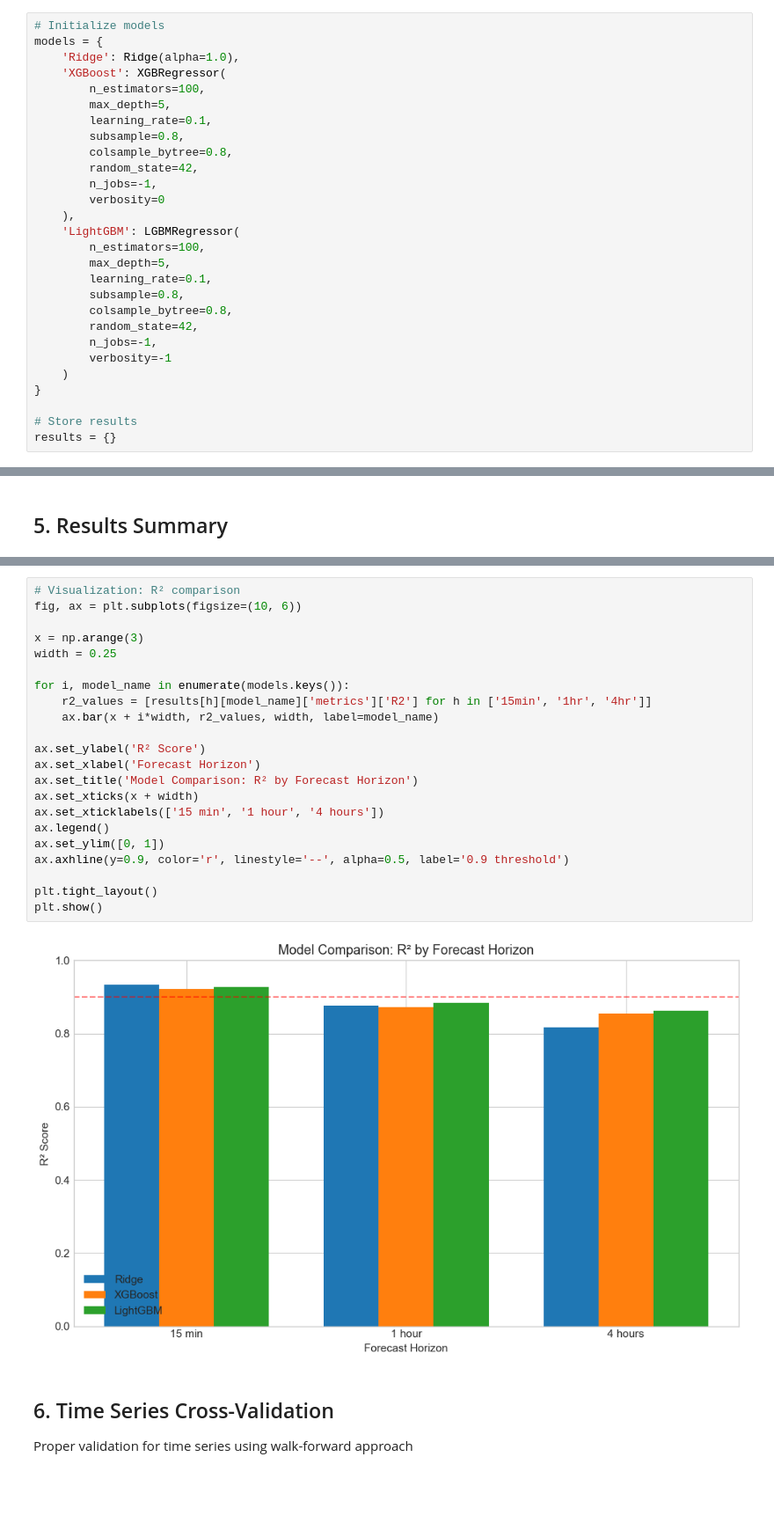
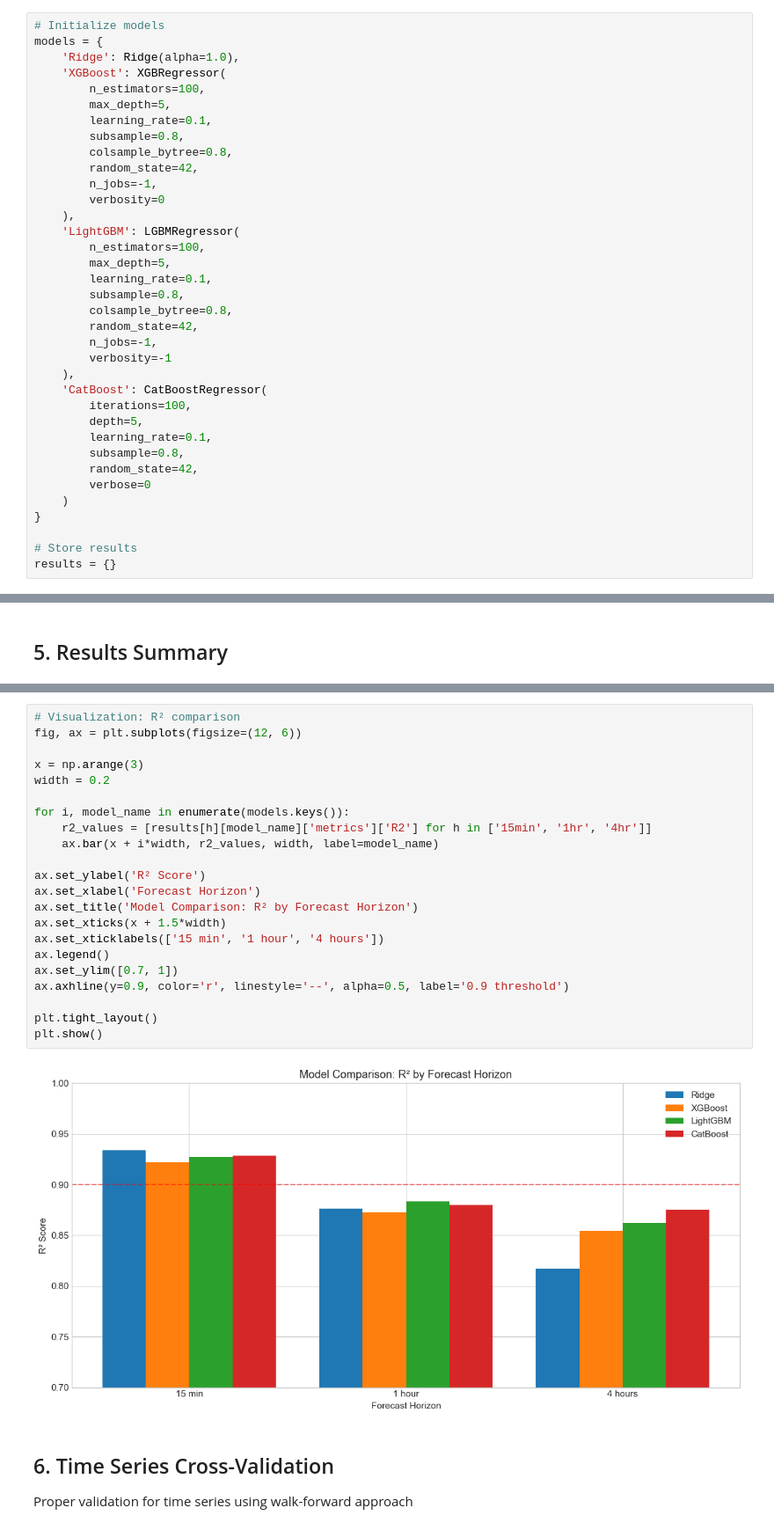
Before and after one commit to ZeuPark/SolarPowerForecasting, a Jupyter notebook: notebooks/04_multi_horizon_forecasting.ipynb, the cells around one changed output, grey strips where cells are left out. Shown at 88% size. Drawn from its saved outputs; the diff is of its cells as text; blank space fills up the shorter version.

```diff
--- a/notebooks/04_multi_horizon_forecasting.ipynb
+++ b/notebooks/04_multi_horizon_forecasting.ipynb
@@ -337,6 +339,14 @@ models = {
         random_state=42,
         n_jobs=-1,
         verbosity=-1
+    ),
+    'CatBoost': CatBoostRegressor(
+        iterations=100,
+        depth=5,
+        learning_rate=0.1,
+        subsample=0.8,
+        random_state=42,
+        verbose=0
     )
 }
 
@@ -509,27 +513,27 @@ SUMMARY: ALL MODELS AND HORIZONS
 # %%
 # Visualization: R² comparison
-fig, ax = plt.subplots(figsize=(10, 6))
+fig, ax = plt.subplots(figsize=(12, 6))
 
 x = np.arange(3)
-width = 0.25
+width = 0.2
 
 for i, model_name in enumerate(models.keys()):
     r2_values = [results[h][model_name]['metrics']['R2'] for h in ['15min', '1hr', '4hr']]
     ax.bar(x + i*width, r2_values, width, label=model_name)
 
 ax.set_ylabel('R² Score')
 ax.set_xlabel('Forecast Horizon')
 ax.set_title('Model Comparison: R² by Forecast Horizon')
-ax.set_xticks(x + width)
+ax.set_xticks(x + 1.5*width)
 ax.set_xticklabels(['15 min', '1 hour', '4 hours'])
 ax.legend()
-ax.set_ylim([0, 1])
+ax.set_ylim([0.7, 1])
 ax.axhline(y=0.9, color='r', linestyle='--', alpha=0.5, label='0.9 threshold')
 
 plt.tight_layout()
 plt.show()
 # %% [output]
-[figure, old version]
+[figure, new version]
 # %% [markdown]
 ## 6. Time Series Cross-Validation
 
```
Also changed, not shown: parts of 7 cells of this notebook, 1 other file.
